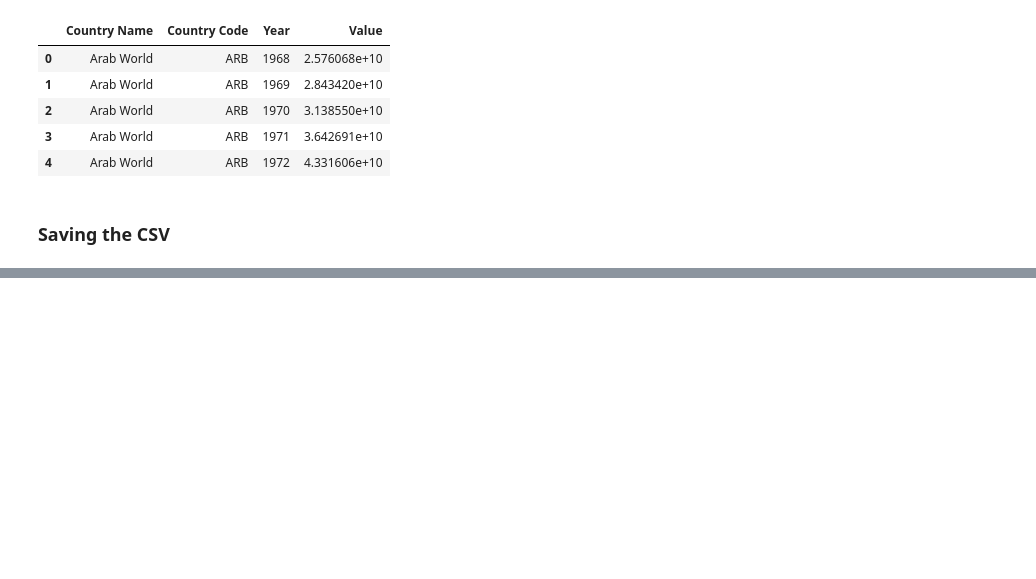
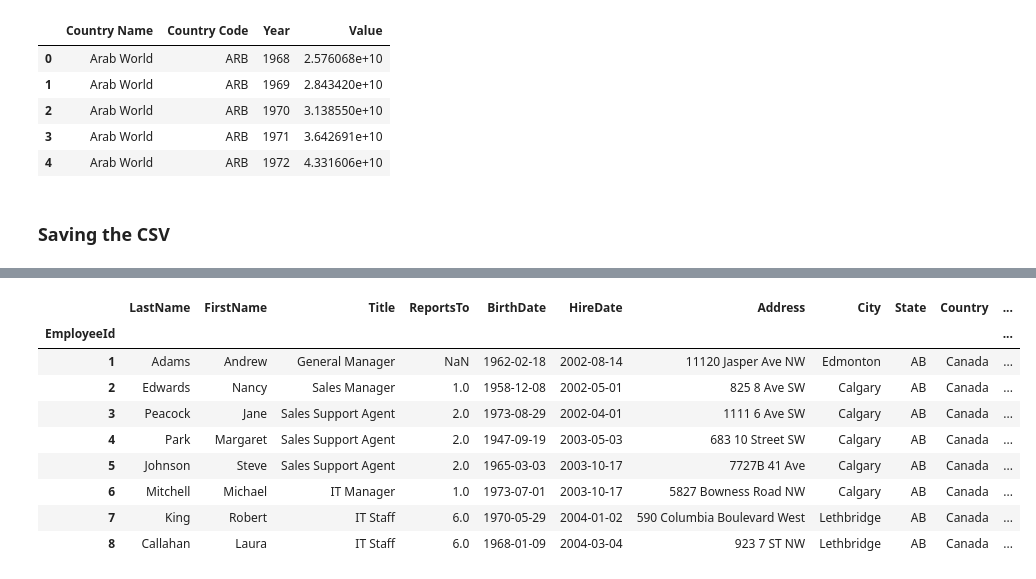
Before and after one commit to P-Pokharel/learning-data-analysis, a Jupyter notebook: reading_files.ipynb, the cells around one changed output, grey strips where cells are left out. Cells and saved outputs as stored; diff of their text form; code cells hidden in the pictures; blank space fills up the shorter version.

Commit message:
Reading data from a relational database

```diff
--- a/reading_files.ipynb
+++ b/reading_files.ipynb
@@ -104,0 +160,2 @@ data_from_url.to_csv('data/data_from_url.csv')
+# %%
+connection = sqlite3.connect('data/chinook.db')
@@ -104,0 +173,18 @@ data_from_url.to_csv('data/data_from_url.csv')
+# %%
+df = pd.read_sql('SELECT * FROM employees', connection,
+                index_col='EmployeeId',
+                parse_dates = ['BirthDate',	'HireDate']
+)
+# %%
+df
+# %% [output]
+|  | LastName | FirstName | Title | ReportsTo | BirthDate | HireDate | Address | City | State | Country | ... |
+| EmployeeId |  |  |  |  |  |  |  |  |  |  | ... |
+| 1 | Adams | Andrew | General Manager | NaN | 1962-02-18 | 2002-08-14 | 11120 Jasper Ave NW | Edmonton | AB | Canada | ... |
+| 2 | Edwards | Nancy | Sales Manager | 1.0 | 1958-12-08 | 2002-05-01 | 825 8 Ave SW | Calgary | AB | Canada | ... |
+| 3 | Peacock | Jane | Sales Support Agent | 2.0 | 1973-08-29 | 2002-04-01 | 1111 6 Ave SW | Calgary | AB | Canada | ... |
+| 4 | Park | Margaret | Sales Support Agent | 2.0 | 1947-09-19 | 2003-05-03 | 683 10 Street SW | Calgary | AB | Canada | ... |
+| 5 | Johnson | Steve | Sales Support Agent | 2.0 | 1965-03-03 | 2003-10-17 | 7727B 41 Ave | Calgary | AB | Canada | ... |
+| 6 | Mitchell | Michael | IT Manager | 1.0 | 1973-07-01 | 2003-10-17 | 5827 Bowness Road NW | Calgary | AB | Canada | ... |
+| 7 | King | Robert | IT Staff | 6.0 | 1970-05-29 | 2004-01-02 | 590 Columbia Boulevard West | Lethbridge | AB | Canada | ... |
+| 8 | Callahan | Laura | IT Staff | 6.0 | 1968-01-09 | 2004-03-04 | 923 7 ST NW | Lethbridge | AB | Canada | ... |
```
Also changed, not shown: parts of 18 cells of this notebook, 1 other file.
